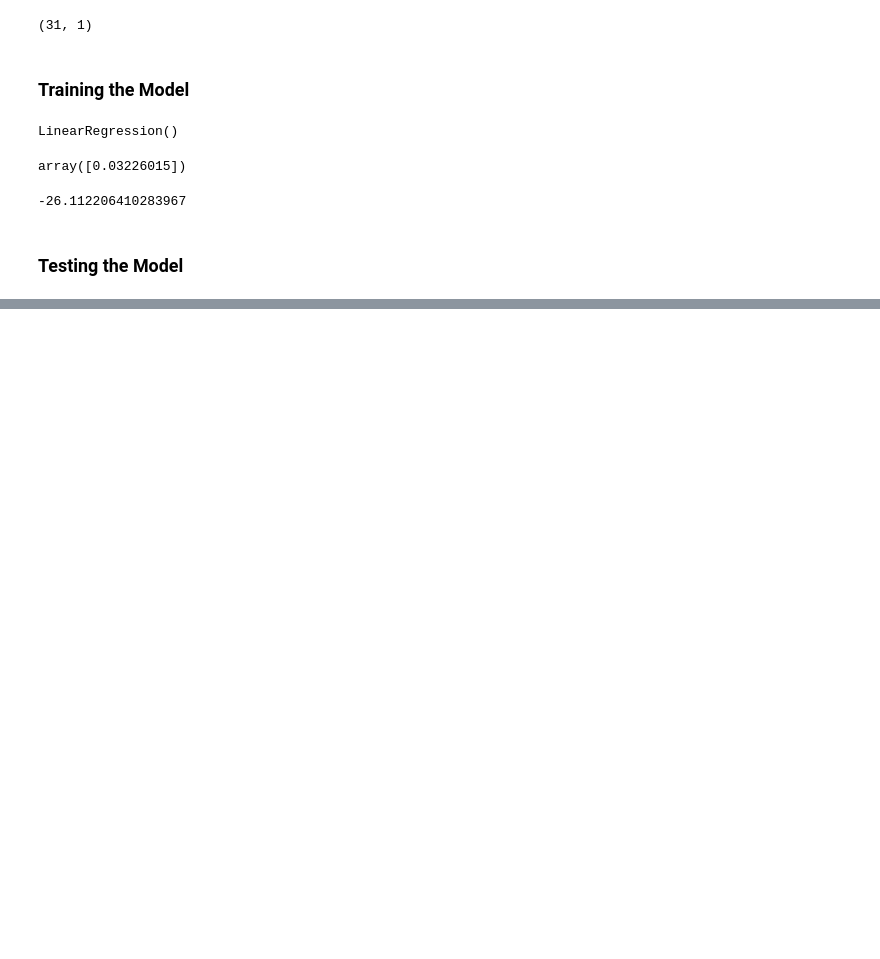
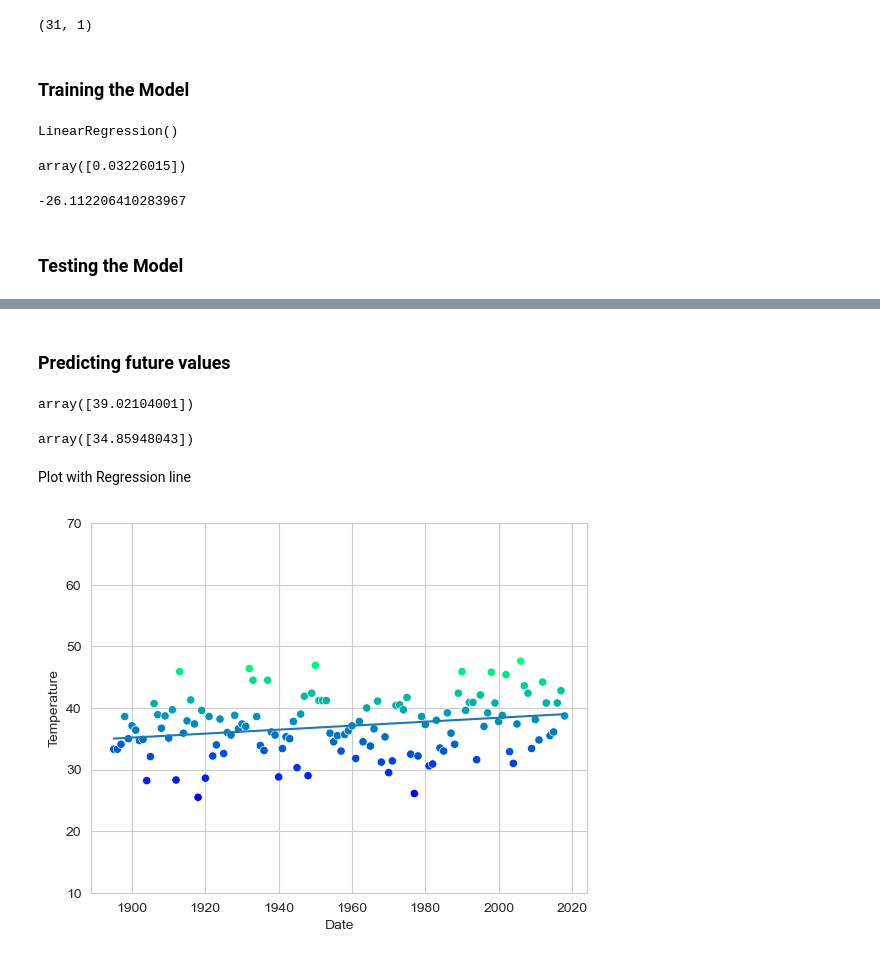
Before and after one commit to cmartinezdilley/datafun-07-ml-predictive, a Jupyter notebook: Week7Task3.ipynb, the cells around one changed output, grey strips where cells are left out. Saved outputs shown, nothing was run; the diff lists cells and outputs as text; code cells hidden in the pictures; blank space fills up the shorter version.

```diff
--- a/Week7Task3.ipynb
+++ b/Week7Task3.ipynb
@@ -175,0 +190,26 @@ intercept2
+# %% [markdown]
+### Predicting future values
+# %%
+predict = (lambda x: slope2*x+ intercept2)
+predict(2019)
+# %% [output]
+array([39.02104001])
+# %%
+predict(1890)
+# %% [output]
+array([34.85948043])
+# %% [markdown]
+Plot with Regression line
+# %%
+axes2 = sns.scatterplot(data = nyc, x= 'Date', y= 'Temperature', hue= 'Temperature', palette = 'winter', legend = False)
+axes2.set_ylim(10,70)
+import numpy as np
+#create min and max values
+x=np.array([min(nyc.Date.values), max(nyc.Date.values)])
+#Predict value for x
+y=predict(x)
+import matplotlib.pyplot as plt
+#The best fit line
+line= plt.plot(x,y)
+# %% [output]
+[figure, added]
```
Also changed, not shown: parts of 3 cells of this notebook.
